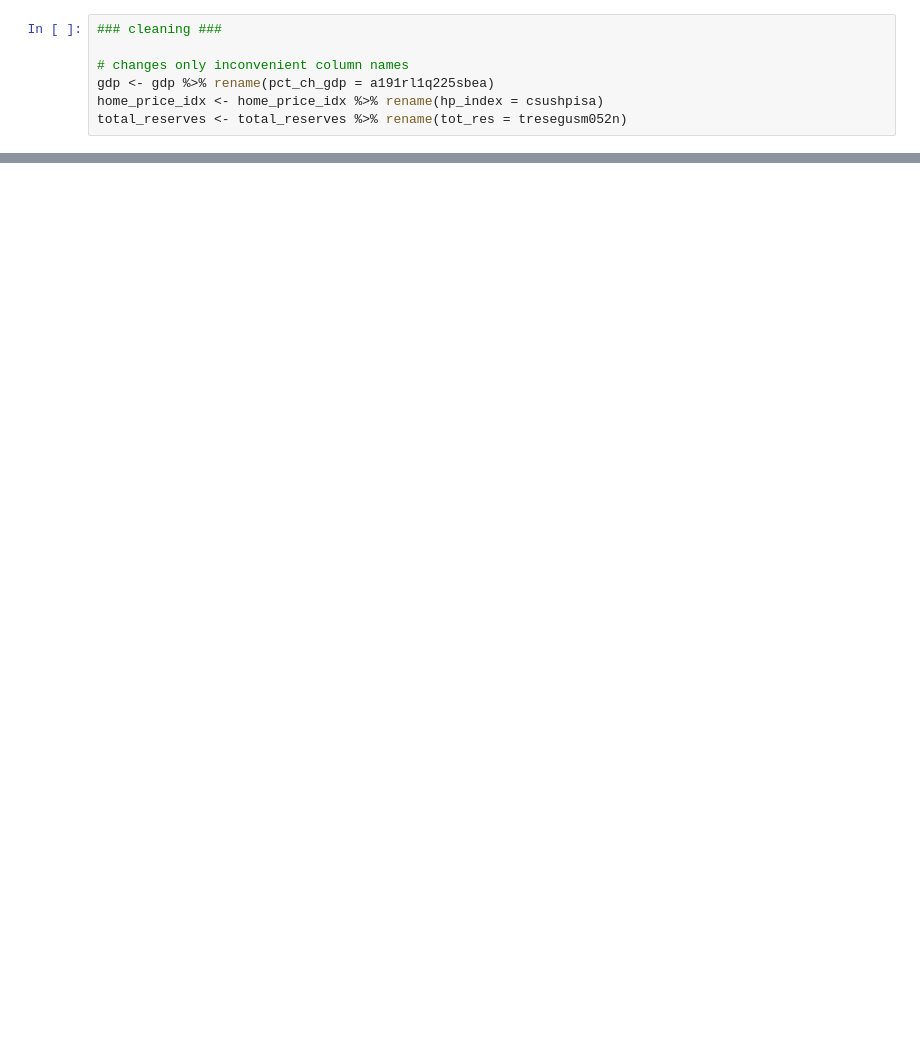
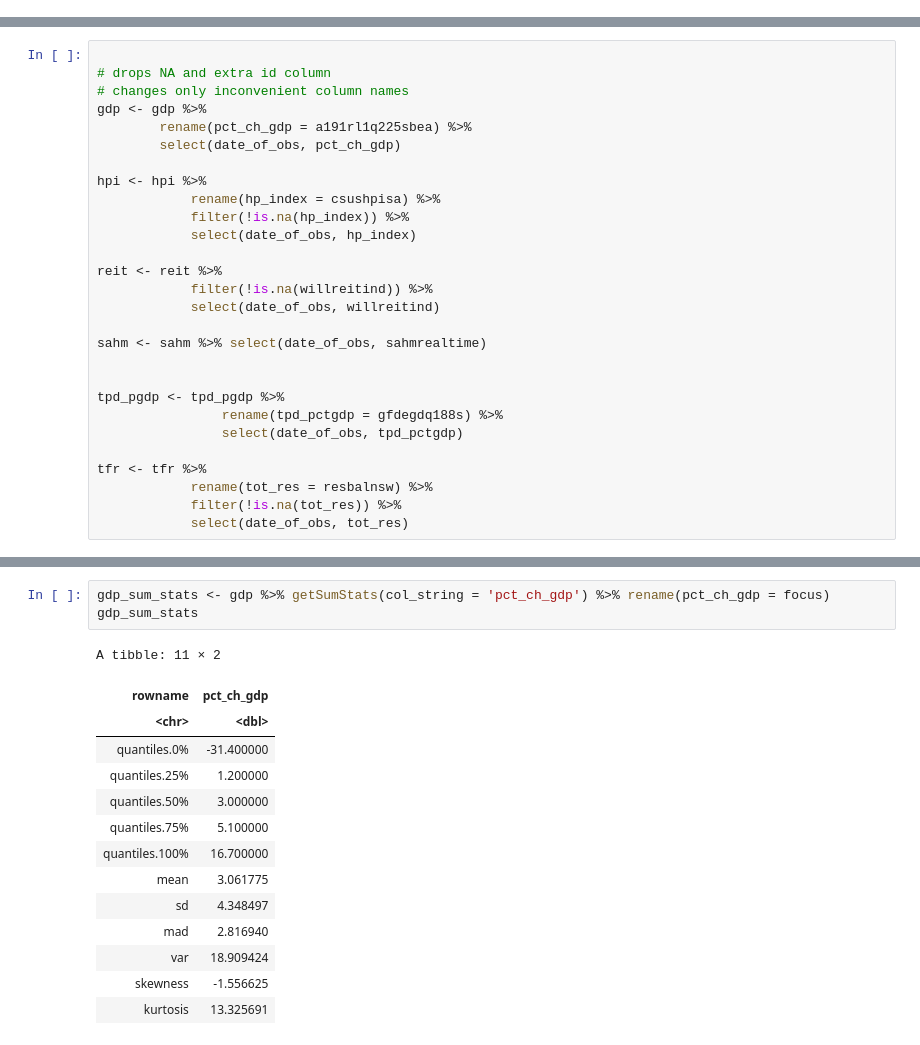
Before and after one commit to 7astro7/fredTimeSeries, a Jupyter notebook: analysis02.ipynb, the cells around one changed output, grey strips where cells are left out. Saved outputs shown, nothing was run; the diff lists cells and outputs as text; blank space fills up the shorter version.

```diff
--- a/analysis02.ipynb
+++ b/analysis02.ipynb
@@ -69,7 +56,0 @@ total_reserves <- "total_reserves_excluding_gold_for_united_states" %>%
-# %%
-### cleaning ###
-
-# changes only inconvenient column names
-gdp <- gdp %>% rename(pct_ch_gdp = a191rl1q225sbea)
-home_price_idx <- home_price_idx %>% rename(hp_index = csushpisa)
-total_reserves <- total_reserves %>% rename(tot_res = tresegusm052n)
@@ -160,0 +153,28 @@ theme_minimal()
+# %%
+
+# drops NA and extra id column
+# changes only inconvenient column names
+gdp <- gdp %>%
+        rename(pct_ch_gdp = a191rl1q225sbea) %>%
+        select(date_of_obs, pct_ch_gdp)
+
+hpi <- hpi %>%
+            rename(hp_index = csushpisa) %>%
+            filter(!is.na(hp_index)) %>%
+            select(date_of_obs, hp_index)
+
+reit <- reit %>%
+            filter(!is.na(willreitind)) %>%
+            select(date_of_obs, willreitind)
+
+sahm <- sahm %>% select(date_of_obs, sahmrealtime)
+
+
+tpd_pgdp <- tpd_pgdp %>%
+                rename(tpd_pctgdp = gfdegdq188s) %>%
+                select(date_of_obs, tpd_pctgdp)
+
+tfr <- tfr %>%
+            rename(tot_res = resbalnsw) %>%
+            filter(!is.na(tot_res)) %>%
+            select(date_of_obs, tot_res)
@@ -160,0 +398,18 @@ theme_minimal()
+# %%
+gdp_sum_stats <- gdp %>% getSumStats(col_string = 'pct_ch_gdp') %>% rename(pct_ch_gdp = focus)
+gdp_sum_stats
+# %% [output]
+A tibble: 11 × 2
+| rowname | pct_ch_gdp |
+| <chr> | <dbl> |
+| quantiles.0% | -31.400000 |
+| quantiles.25% | 1.200000 |
+| quantiles.50% | 3.000000 |
+| quantiles.75% | 5.100000 |
+| quantiles.100% | 16.700000 |
+| mean | 3.061775 |
+| sd | 4.348497 |
+| mad | 2.816940 |
+| var | 18.909424 |
+| skewness | -1.556625 |
+| kurtosis | 13.325691 |
```
Also changed, not shown: parts of 29 cells of this notebook, 3 other files.
